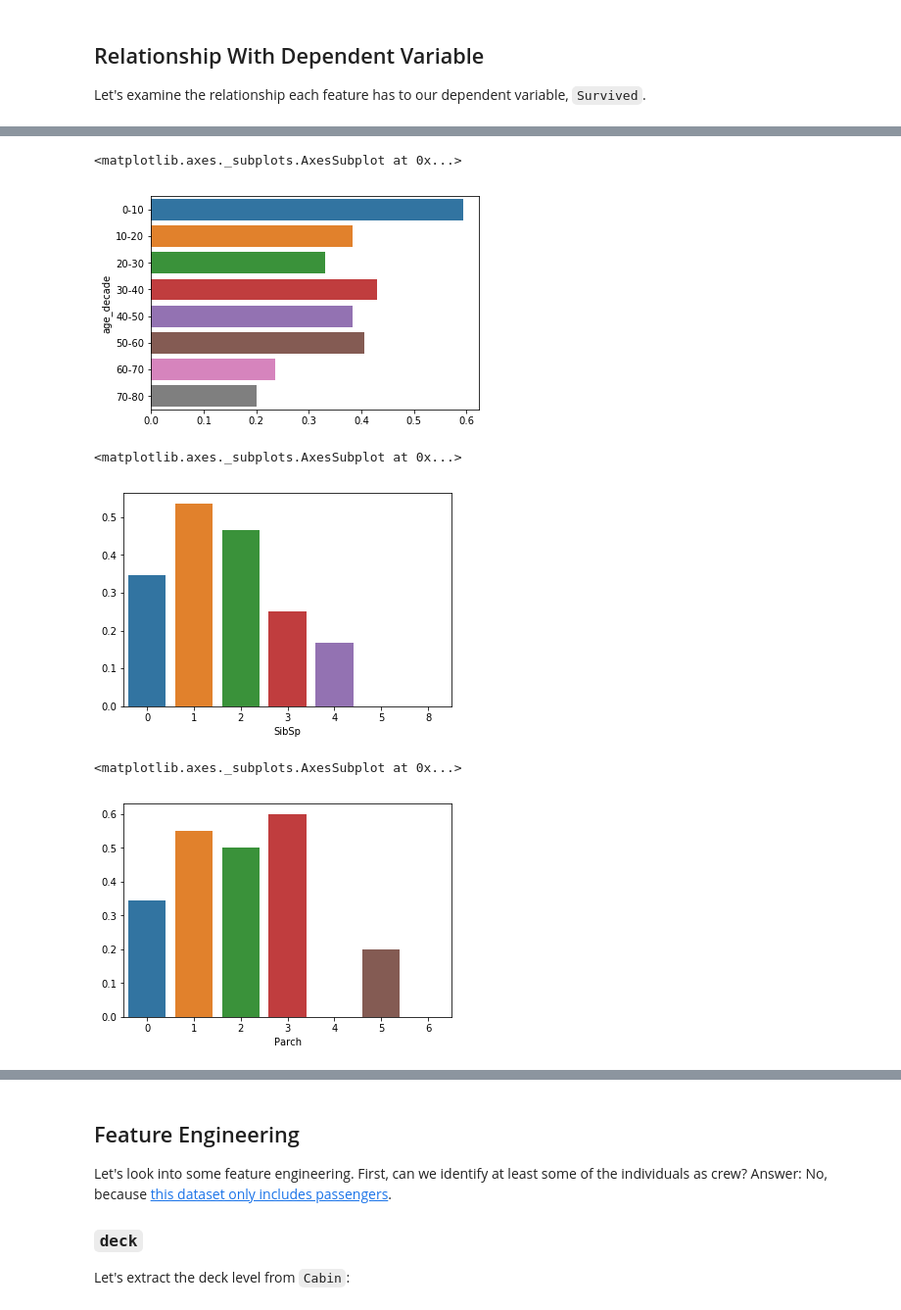
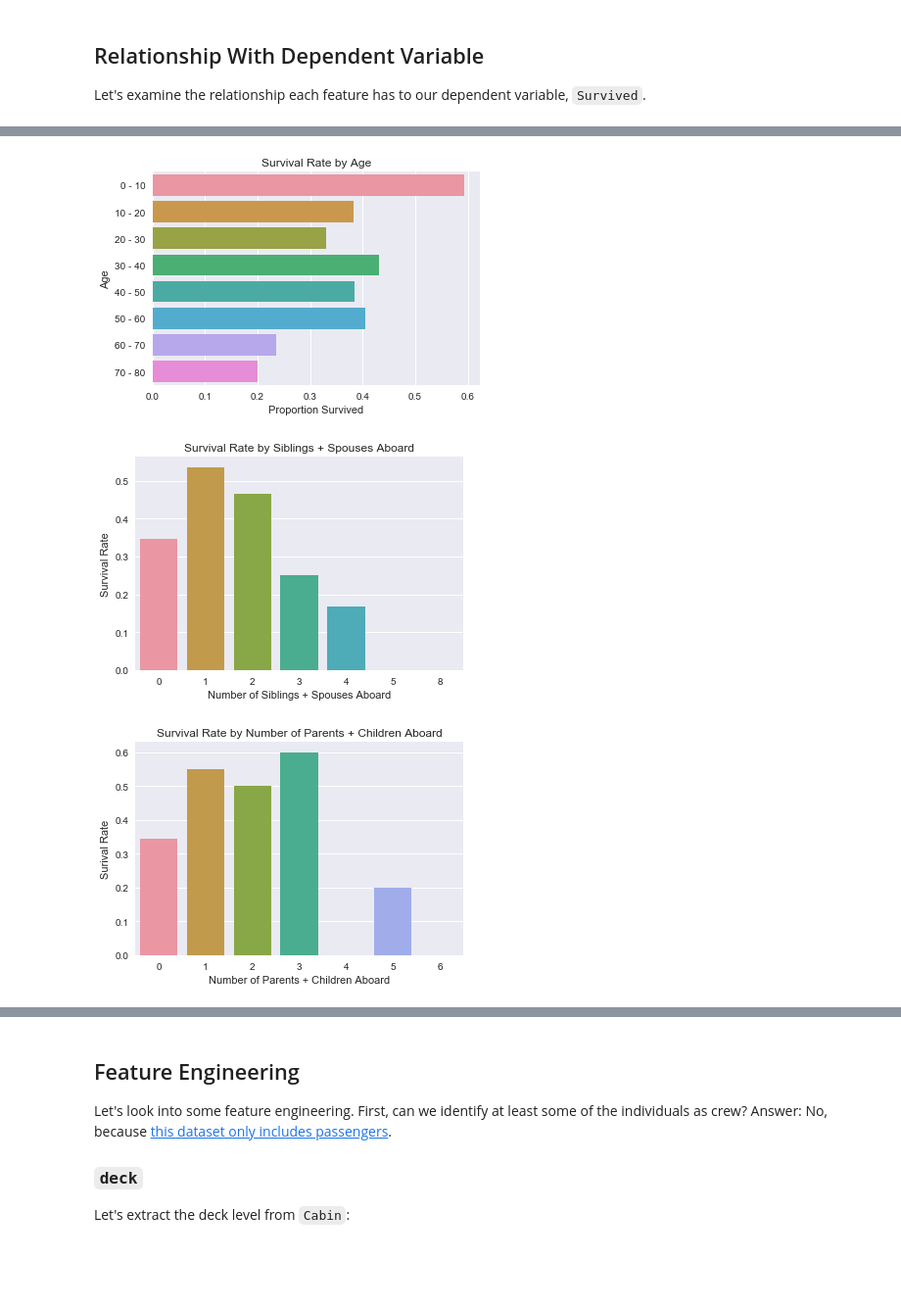
Before and after one commit to MatthewChatham/titanic, a Jupyter notebook: notebook.ipynb, the cells around one changed output, grey strips where cells are left out. Shown at 98% size. Drawn from its saved outputs; the diff is of its cells as text; code cells hidden in the pictures; blank space fills up the shorter version.

```diff
--- a/notebook.ipynb
+++ b/notebook.ipynb
@@ -297,7 +297,7 @@ dtype: bool
 # %%
 # Bin `Age`
 cut_points = [0, 10, 20, 30, 40, 50, 60, 70, 80]
-lbls = ['{}-{}'.format(cut_points[i], cut_points[i+1])
+lbls = ['{} - {}'.format(cut_points[i], cut_points[i+1])
         for i, val in enumerate(cut_points) if i < len(cut_points) - 1]
 binned_age = pd.cut(df['Age'],
        bins=cut_points,
@@ -306,11 +306,13 @@ df['age_binned'] = pd.Categorical(binned_age,
                                      categories=lbls, ordered=True)
 # Bin `Fare`
 cut_points = [i*50 for i in range(12)]
-lbls = ['{}-{}'.format(cut_points[i], cut_points[i+1])
+lbls = ['\${} - \${}'.format(cut_points[i], cut_points[i+1])
         for i, val in enumerate(cut_points) if i < len(cut_points) - 1]
 binned_fare = pd.cut(df['Fare'],
        bins=cut_points,
        labels=lbls)
 df['fare_binned'] = pd.Categorical(binned_fare,
                                      categories=lbls, ordered=True)
-df['fare_binned'][ df['Fare']==0 ] = '0-50'
+df['fare_binned'][ df['Fare']==0 ] = '\$0 - \$50'
+
+df.head()
@@ -374,19 +354,16 @@ sns.barplot(x=sex.index, y=sex)
 # %%
-age = train.groupby('age_decade').apply(prop_survived)
-sns.barplot(y=age.index, x=age)
+age = df.loc[('train',), :].groupby('age_binned').apply(prop_survived)
+sns.barplot(y=age.index, x=age).set(title="Survival Rate by Age", xlabel="Proportion Survived", ylabel="Age");
 # %% [output]
-<matplotlib.axes._subplots.AxesSubplot at 0x...>
-[figure, old version]
+[figure, new version]
 # %%
-sibsp = train.groupby('SibSp').apply(prop_survived)
-sns.barplot(x=sibsp.index, y=sibsp)
+sibsp = df.loc[('train',), :].groupby('SibSp').apply(prop_survived)
+sns.barplot(x=sibsp.index, y=sibsp).set(title="Survival Rate by Siblings + Spouses Aboard", xlabel="Number of Siblings + Spouses Aboard", ylabel="Survival Rate");
 # %% [output]
-<matplotlib.axes._subplots.AxesSubplot at 0x...>
-[figure, old version]
+[figure, new version]
 # %%
-parch = train.groupby('Parch').apply(prop_survived)
-sns.barplot(x=parch.index, y=parch)
+parch = df.loc[('train',), :].groupby('Parch').apply(prop_survived)
+sns.barplot(x=parch.index, y=parch).set(title="Survival Rate by Number of Parents + Children Aboard", xlabel="Number of Parents + Children Aboard", ylabel="Surival Rate");
 # %% [output]
-<matplotlib.axes._subplots.AxesSubplot at 0x...>
-[figure, old version]
+[figure, new version]
 # %%
```
Also changed, not shown: parts of 73 cells of this notebook, 1 other file.
